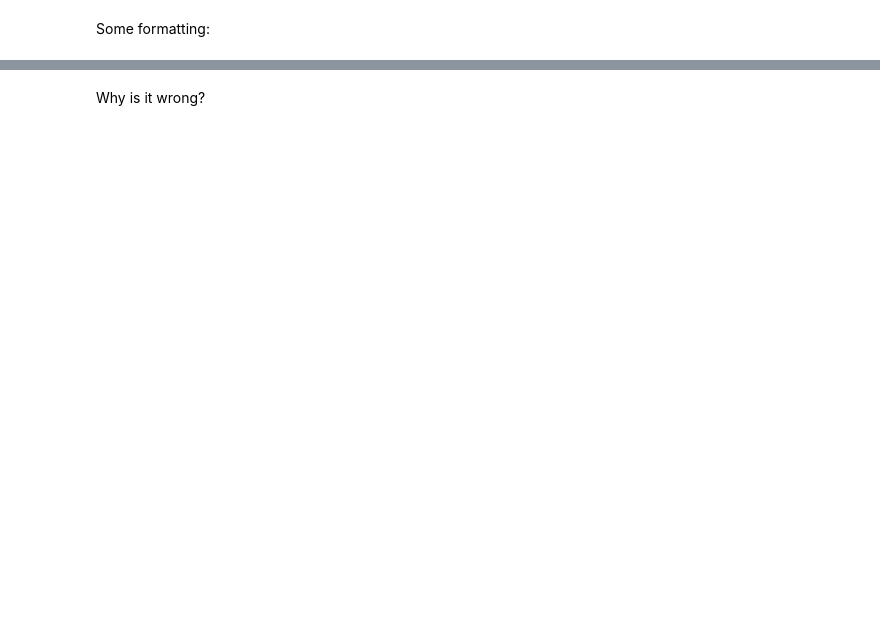
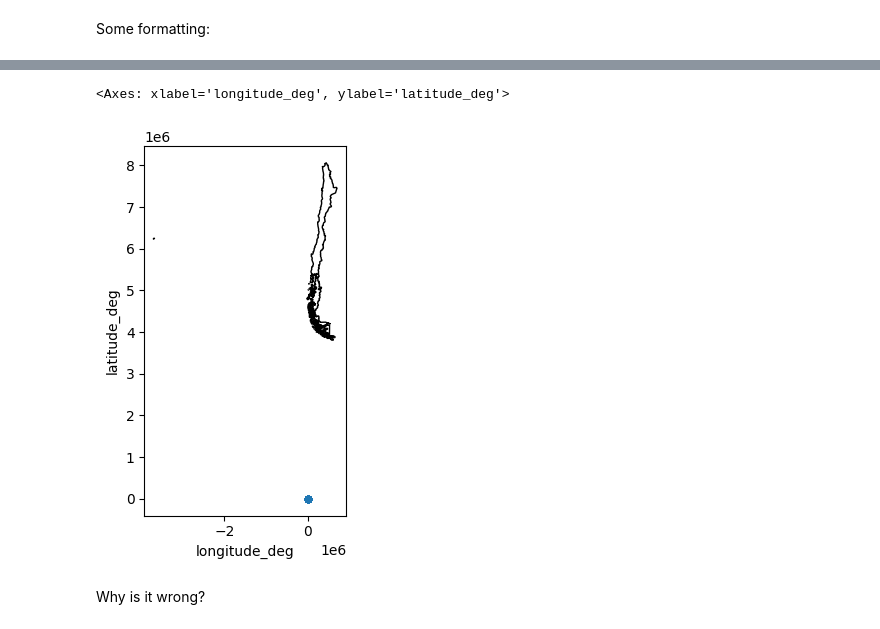
Before and after one commit to AdriMA3/introgeodf, a Jupyter notebook: index.ipynb, the cells around one changed output, grey strips where cells are left out. Cells and saved outputs as stored; diff of their text form; code cells hidden in the pictures; blank space fills up the shorter version.

```diff
--- a/index.ipynb
+++ b/index.ipynb
@@ -293,7 +274,7 @@ You have a "data"folder in **Paideia** with a CSV file with information on the a
 Let's open the **CSV**:
 # %%
 import pandas as pd
-infoairports=pd.read_csv(os.path.join("data","br-airports.csv"))
+infoairports=pd.read_csv(os.path.join("data","chile-airports.csv"))
 
 # some rows
 
@@ -325,9 +362,12 @@ infoairports.info()
 # %%
 # let's plot
 
-base = brazil_5641.plot(color='white', edgecolor='black') #unprojected
+base =chile_5361.plot(color='white', edgecolor='black') #unprojected
 
 infoairports.plot.scatter(x = 'longitude_deg', y = 'latitude_deg',ax=base)
+# %% [output]
+<Axes: xlabel='longitude_deg', ylabel='latitude_deg'>
+[figure, added]
 # %% [markdown]
 Why is it wrong?
 # %%
```
Also changed, not shown: parts of 85 cells of this notebook.
